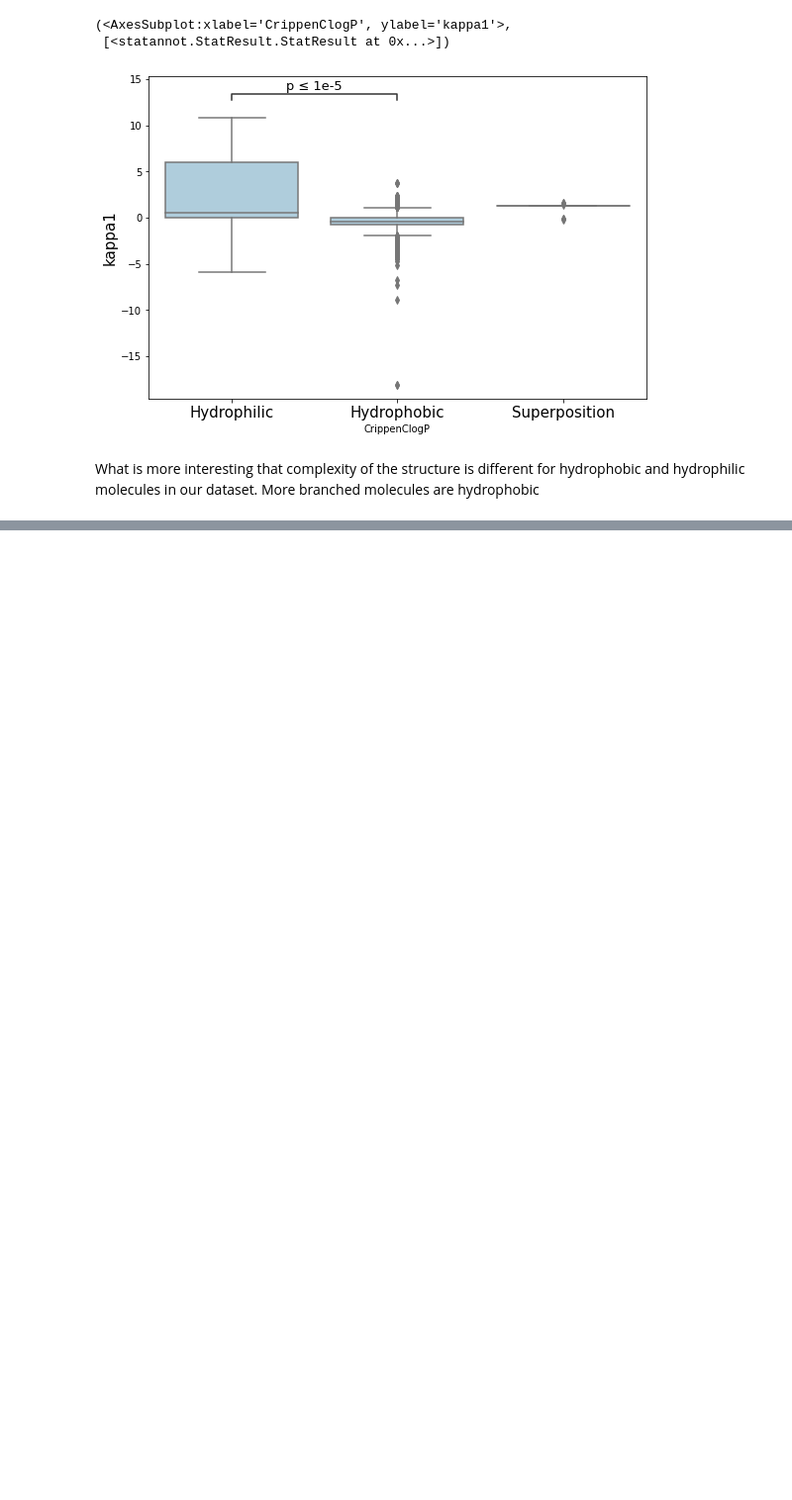
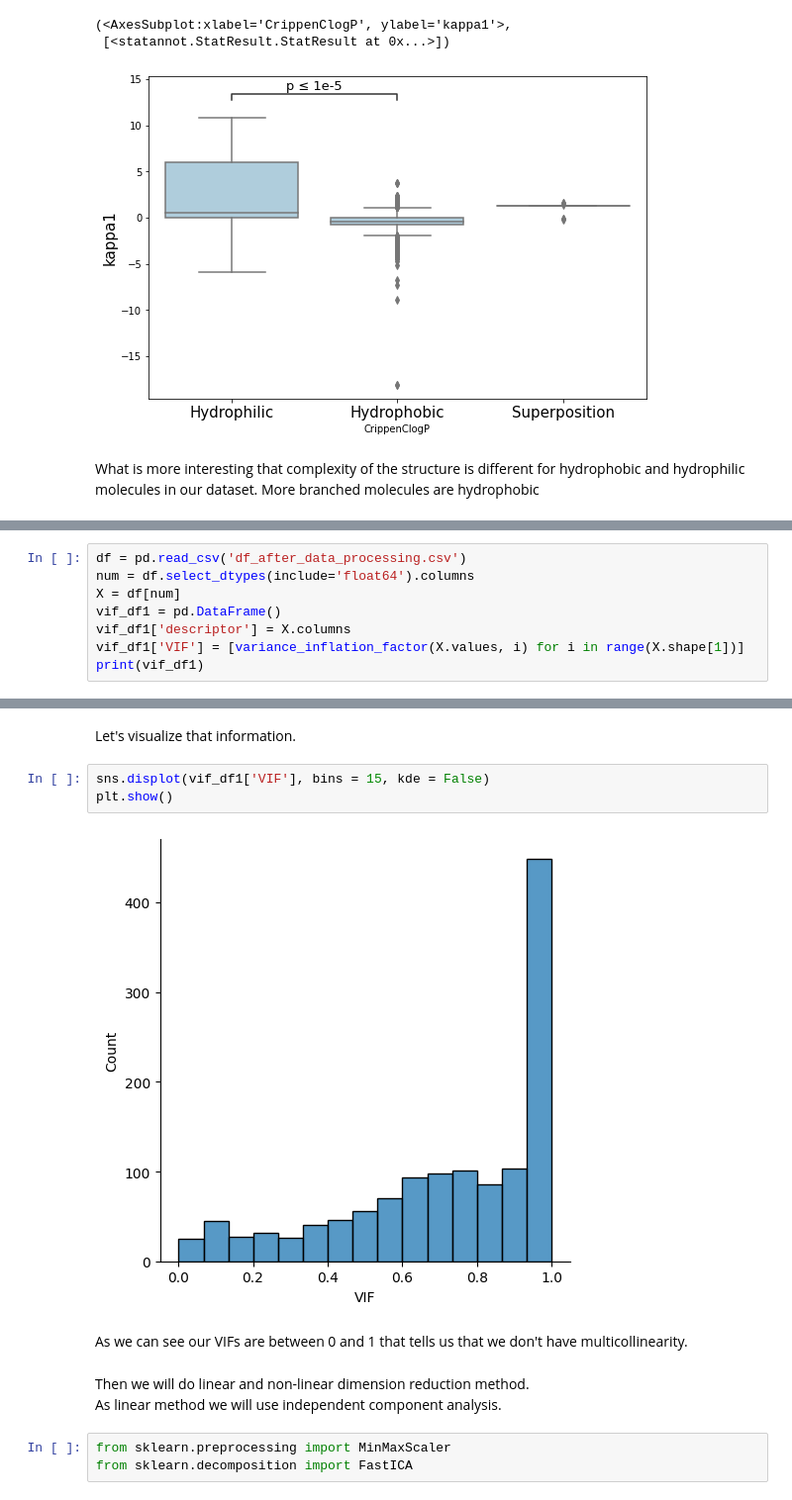
Before and after one commit to wwapper/ML_course, a Jupyter notebook: HW2.ipynb, the cells around one changed output, grey strips where cells are left out. Shown at 99% size. Cells and saved outputs as stored; diff of their text form; blank space fills up the shorter version.

```diff
--- a/HW2.ipynb
+++ b/HW2.ipynb
@@ -230,0 +306,8 @@ More branched molecules are hydrophobic
+# %%
+df = pd.read_csv('df_after_data_processing.csv')
+num = df.select_dtypes(include='float64').columns
+X = df[num]
+vif_df1 = pd.DataFrame()
+vif_df1['descriptor'] = X.columns
+vif_df1['VIF'] = [variance_inflation_factor(X.values, i) for i in range(X.shape[1])]
+print(vif_df1)
@@ -230,0 +329,15 @@ More branched molecules are hydrophobic
+# %% [markdown]
+Let's visualize that information.
+# %%
+sns.displot(vif_df1['VIF'], bins = 15, kde = False)
+plt.show()
+# %% [output]
+[figure, added]
+# %% [markdown]
+As we can see our VIFs are between 0 and 1 that tells us that we don't have multicollinearity.
+# %% [markdown]
+Then we will do linear and non-linear dimension reduction method.<br>
+As linear method we will use independent component analysis.
+# %%
+from sklearn.preprocessing import MinMaxScaler
+from sklearn.decomposition import FastICA
```
Also changed, not shown: parts of 20 cells of this notebook.
